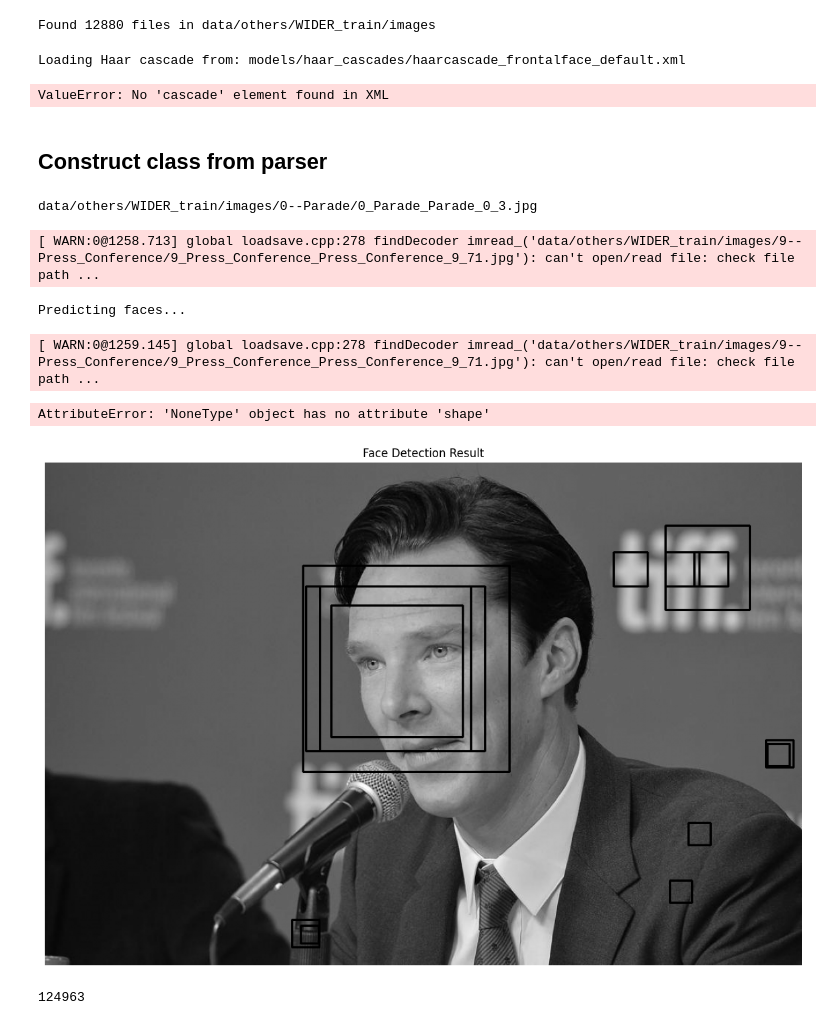
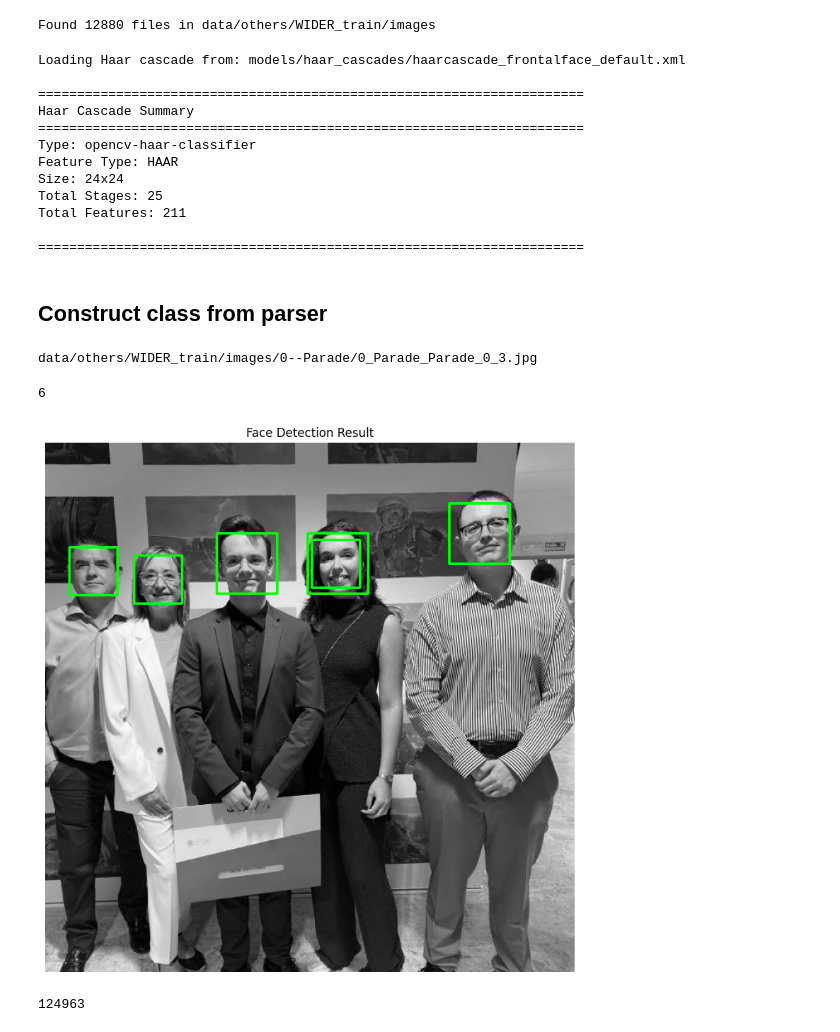
Before and after one commit to MiquelGomezCorral/BIOM-Face-detection, a Jupyter notebook: ViolaJones.ipynb, the cells around one changed output. Drawn from its saved outputs; the diff is of its cells as text; code cells hidden in the pictures.

```diff
--- a/ViolaJones.ipynb
+++ b/ViolaJones.ipynb
@@ -18,7 +18,7 @@ from src.config.config import Configuration
 
 CONFIG = Configuration(
     crop_size=24,
-    stride=2
+    stride=4
 )
 # %% [markdown]
 # CODE
@@ -47,7 +47,17 @@ parser = HaarCascadeParser(cascade_path)
 parser.print_summary(cascade)
 # %% [output]
 Loading Haar cascade from: models/haar_cascades/haarcascade_frontalface_default.xml
+
+======================================================================
+Haar Cascade Summary
+======================================================================
+Type: opencv-haar-classifier
+Feature Type: HAAR
+Size: 24x24
+Total Stages: 25
+Total Features: 211
+
+======================================================================
-ValueError: No 'cascade' element found in XML
 # %% [markdown]
 ## Construct class from parser
 # %%
@@ -57,38 +67,39 @@ classifier = CascadeClassifier(CONFIG, cascade)
 print(img_paths[0])
 # img_path = "data/others/WIDER_train/images/0--Parade/0_Parade_marchingband_1_13.jpg"
 # img_path = "data/others/WIDER_train/images/20--Family_Group/20_Family_Group_Family_Group_20_11.jpg"
-img_path = "data/others/WIDER_train/images/9--Press_Conference/9_Press_Conference_Press_Conference_9_71.jpg"
+# img_path = "data/others/WIDER_train/images/9--Press_Conference/9_Press_Conference_Press_Conference_9_71.jpg"
+img_path = "data/others/image2.png"
 
 from cv2 import imread
 img = imread(img_path, cv2.IMREAD_GRAYSCALE)
+# Convert grayscale to BGR for colored rectangle drawing
+img = cv2.cvtColor(img, cv2.COLOR_GRAY2BGR)
 # %% [output]
 data/others/WIDER_train/images/0--Parade/0_Parade_Parade_0_3.jpg
-[ WARN:0@1258.713] global loadsave.cpp:278 findDecoder imread_('data/others/WIDER_train/images/9--Press_Conference/9_Press_Conference_Press_Conference_9_71.jpg'): can't open/read file: check file path ...
 # %%
 faces = classifier.predict(img_path=img_path)
 len(faces)
 # %% [output]
-Predicting faces...
+6
-[ WARN:0@1259.145] global loadsave.cpp:278 findDecoder imread_('data/others/WIDER_train/images/9--Press_Conference/9_Press_Conference_Press_Conference_9_71.jpg'): can't open/read file: check file path ...
-AttributeError: 'NoneType' object has no attribute 'shape'
 # %%
 def draw_boxes(img, faces):
     for crop in faces:
         x, y, w, h = crop['x'], crop['y'], crop['w'], crop['h']
         # img, pt1, pt2, color (BGR), thickness
         cv2.rectangle(img, (x, y), (x + w, y + h), (0, 255, 0), 2)
     return img
 
 boxes = draw_boxes(img.copy(), faces)
 
 plt.figure(figsize=(12, 8))
-plt.imshow(boxes, cmap='gray')
+# Convert BGR to RGB for matplotlib display (remove grayscale colormap)
+plt.imshow(cv2.cvtColor(boxes, cv2.COLOR_BGR2RGB))
 plt.title('Face Detection Result')
 plt.axis('off')
 plt.tight_layout()
 plt.show()
 # %% [output]
-[figure, old version]
+[figure, new version]
 # %%
 from src.data.crops import get_all_image_crops
 crops = get_all_image_crops(
```
Also changed, not shown: 1 other file.
